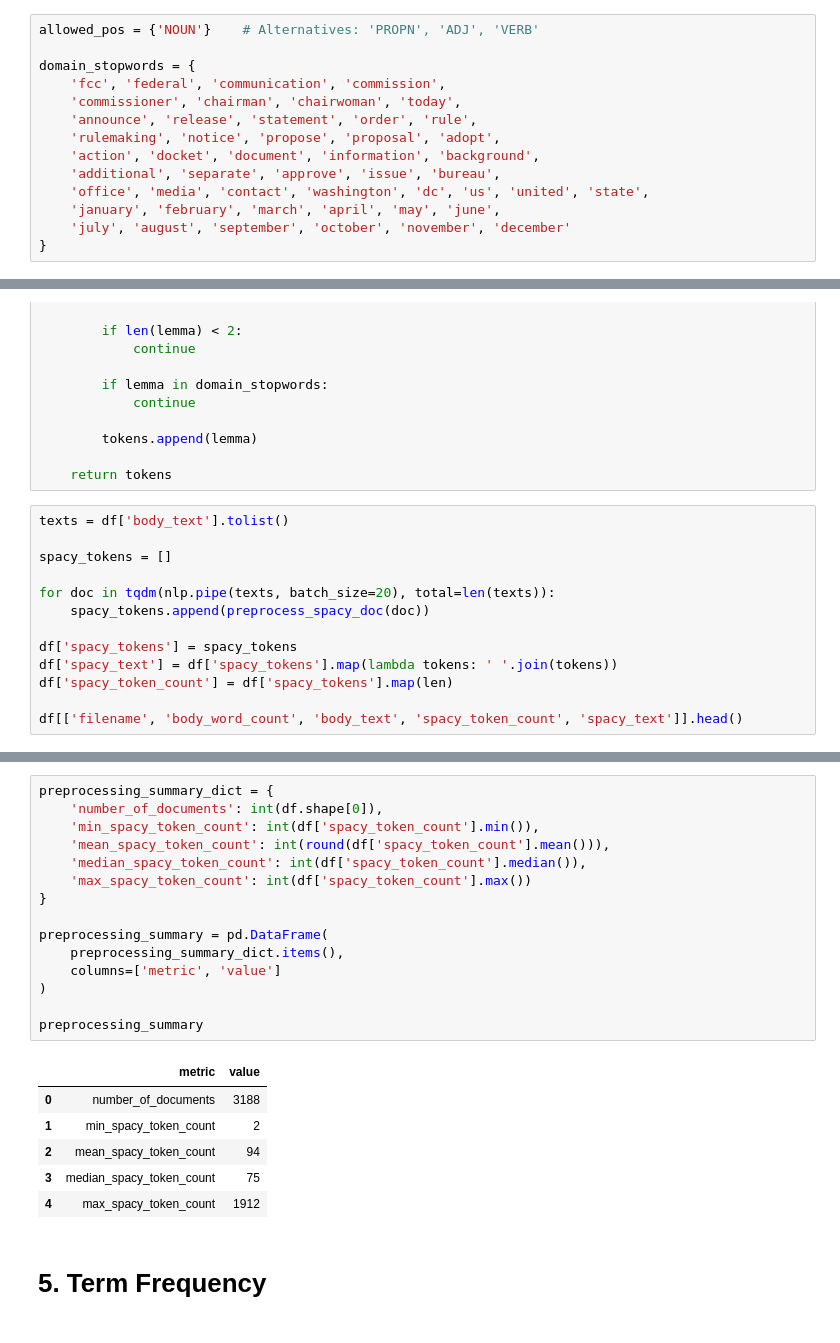
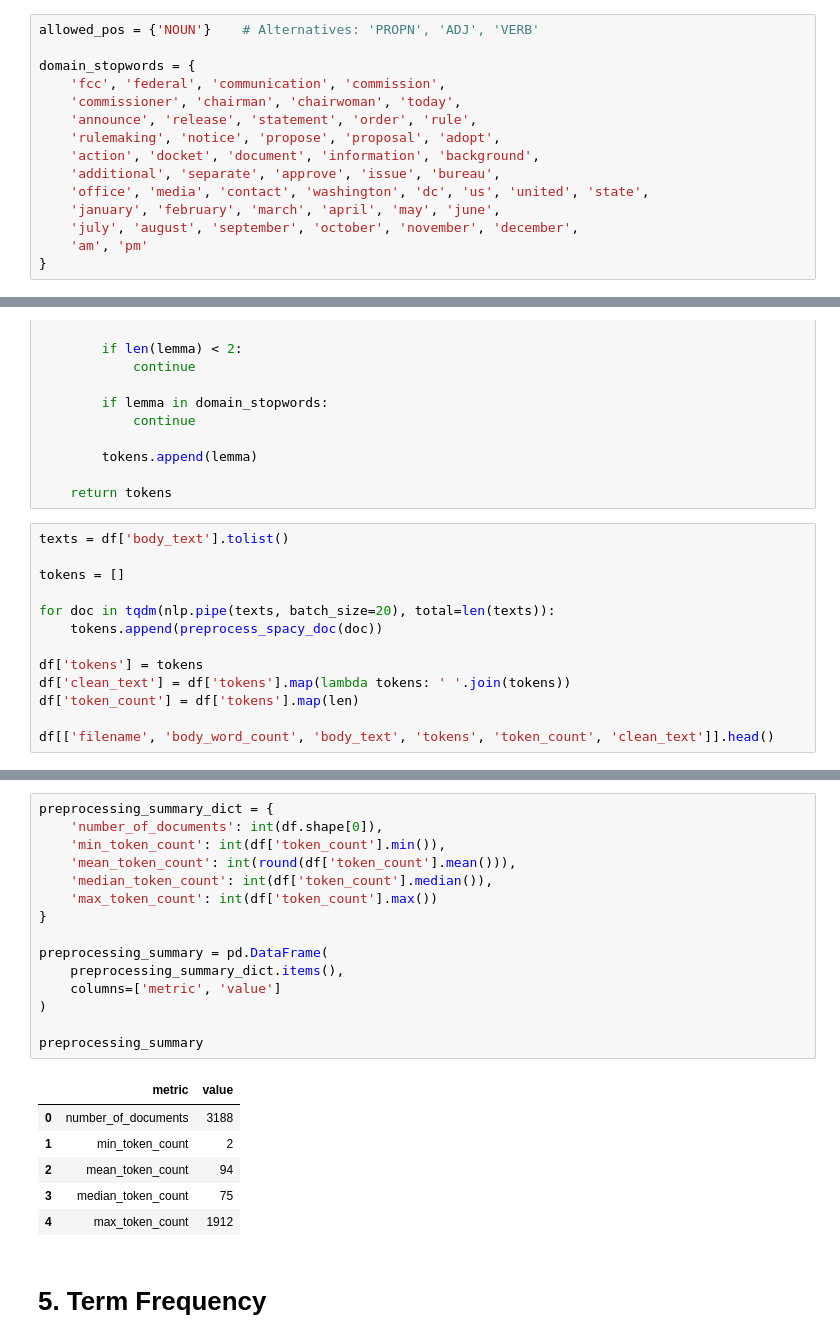
Before and after one commit to YoungbokYi/Text-Mining-FCC-Documents, a Jupyter notebook: Trend_Analysis.ipynb, the cells around one changed output, grey strips where cells are left out. Drawn from its saved outputs; the diff is of its cells as text.

```diff
--- a/Trend_Analysis.ipynb
+++ b/Trend_Analysis.ipynb
@@ -201,7 +203,8 @@ domain_stopwords = {
     'additional', 'separate', 'approve', 'issue', 'bureau',
     'office', 'media', 'contact', 'washington', 'dc', 'us', 'united', 'state',
     'january', 'february', 'march', 'april', 'may', 'june',
-    'july', 'august', 'september', 'october', 'november', 'december'
+    'july', 'august', 'september', 'october', 'november', 'december',
+    'am', 'pm'
 }
 # %%
 def clean_lemma(lemma):
@@ -245,14 +248,14 @@ def preprocess_spacy_doc(doc):
 # %%
 texts = df['body_text'].tolist()
 
-spacy_tokens = []
+tokens = []
 
 for doc in tqdm(nlp.pipe(texts, batch_size=20), total=len(texts)):
-    spacy_tokens.append(preprocess_spacy_doc(doc))
+    tokens.append(preprocess_spacy_doc(doc))
 
-df['spacy_tokens'] = spacy_tokens
-df['spacy_text'] = df['spacy_tokens'].map(lambda tokens: ' '.join(tokens))
-df['spacy_token_count'] = df['spacy_tokens'].map(len)
+df['tokens'] = tokens
+df['clean_text'] = df['tokens'].map(lambda tokens: ' '.join(tokens))
+df['token_count'] = df['tokens'].map(len)
 
-df[['filename', 'body_word_count', 'body_text', 'spacy_token_count', 'spacy_text']].head()
+df[['filename', 'body_word_count', 'body_text', 'tokens', 'token_count', 'clean_text']].head()
 # %% [output]
@@ -265,25 +268,25 @@ df[['filename', 'body_word_count', 'body_text', 'spacy_token_count', 'spacy_text
 # %%
 preprocessing_summary_dict = {
     'number_of_documents': int(df.shape[0]),
-    'min_spacy_token_count': int(df['spacy_token_count'].min()),
-    'mean_spacy_token_count': int(round(df['spacy_token_count'].mean())),
-    'median_spacy_token_count': int(df['spacy_token_count'].median()),
-    'max_spacy_token_count': int(df['spacy_token_count'].max())
+    'min_token_count': int(df['token_count'].min()),
+    'mean_token_count': int(round(df['token_count'].mean())),
+    'median_token_count': int(df['token_count'].median()),
+    'max_token_count': int(df['token_count'].max())
 }
 
 preprocessing_summary = pd.DataFrame(
     preprocessing_summary_dict.items(),
     columns=['metric', 'value']
 )
 
 preprocessing_summary
 # %% [output]
 |  | metric | value |
 | 0 | number_of_documents | 3188 |
-| 1 | min_spacy_token_count | 2 |
-| 2 | mean_spacy_token_count | 94 |
-| 3 | median_spacy_token_count | 75 |
-| 4 | max_spacy_token_count | 1912 |
+| 1 | min_token_count | 2 |
+| 2 | mean_token_count | 94 |
+| 3 | median_token_count | 75 |
+| 4 | max_token_count | 1912 |
 # %% [markdown]
 # 5. Term Frequency
 # %% [markdown]
```
Also changed, not shown: parts of 41 cells of this notebook.
